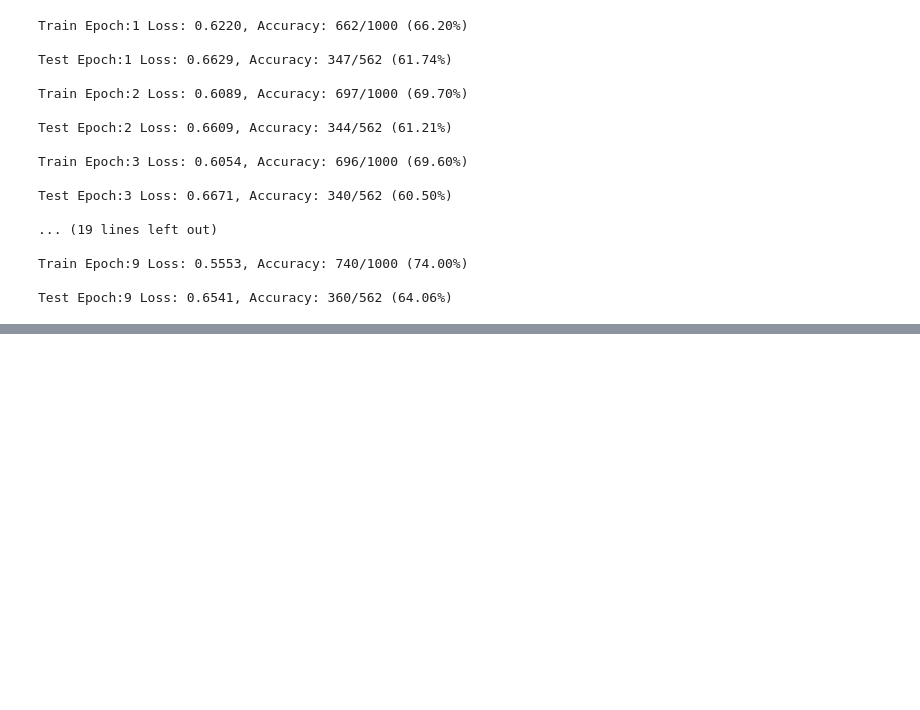
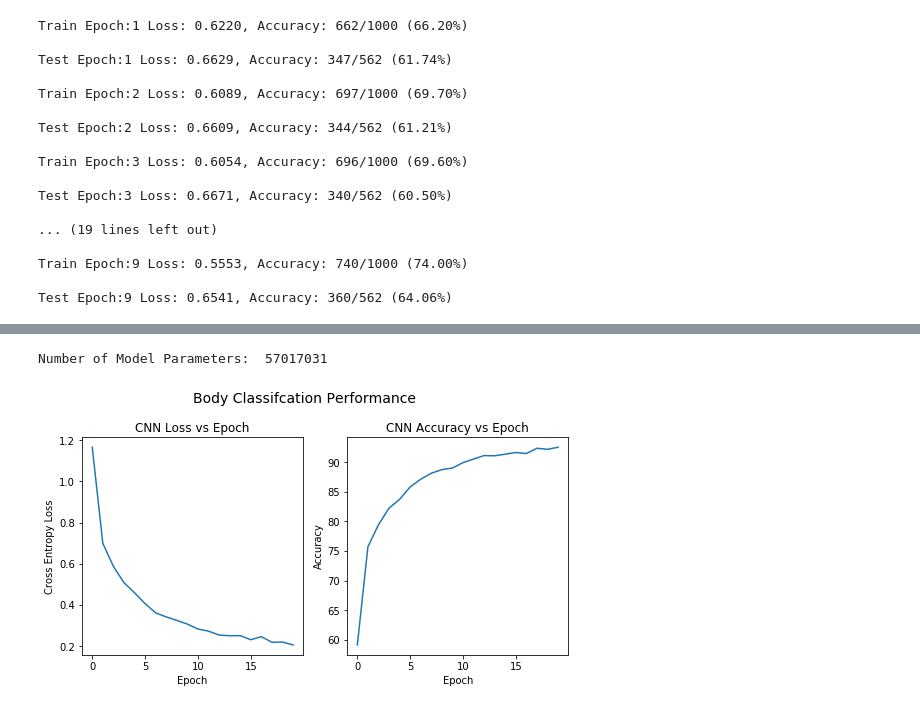
Before and after one commit to darkestfloyd/DS5500Project, a Jupyter notebook: Training_MURA.ipynb, the cells around one changed output, grey strips where cells are left out. Cells and saved outputs as stored; diff of their text form; code cells hidden in the pictures; blank space fills up the shorter version.

Commit message:
Model files

```diff
--- a/Training_MURA.ipynb
+++ b/Training_MURA.ipynb
@@ -288,0 +421,14 @@ Test Epoch:9 Loss: 0.6541, Accuracy: 360/562 (64.06%)
+# %%
+alex_net = models.alexnet(pretrained=True)
+for param in alex_net.parameters():
+    param.requires_grad = False
+alex_net.features._modules['0'] = nn.Conv2d(1, 64, kernel_size=(11, 11), stride=(4, 4), padding=(2, 2))
+#Adjust Output
+alex_net.classifier._modules['6'] = nn.Linear(4096, 7)
+
+optimizer = optim.Adam(alex_net.parameters(),
+                                       lr=.001, weight_decay = .01, amsgrad=True)
+criterion = nn.CrossEntropyLoss()
+
+train_losses = []
+acc_data_train=[]
@@ -288,0 +456,28 @@ Test Epoch:9 Loss: 0.6541, Accuracy: 360/562 (64.06%)
+# %%
+#************************************#
+total_params = sum(p.numel() for p in alex_net.parameters())
+print('Number of Model Parameters: ', total_params)
+#************************************#
+
+body_losses = train_losses
+body_accuracy = acc_data_train
+
+# 5.2 Summarize history for loss and make loss vs.epoch plot
+#************************************#
+fig, (ax1, ax2) = plt.subplots(1, 2)
+ax1.plot(body_losses)
+ax1.set_xlabel('Epoch')
+ax1.set_ylabel('Cross Entropy Loss')
+ax1.set_title('CNN Loss vs Epoch')
+ax2.plot(body_accuracy)
+ax2.set_xlabel('Epoch')
+ax2.set_ylabel('Accuracy')
+plt.subplots_adjust(right=1.25)
+ax2.set_title('CNN Accuracy vs Epoch')
+
+fig.text(0.64, 1,'Body Classifcation Performance',ha='center', fontsize=14)
+
+plt.show()
+# %% [output]
+Number of Model Parameters:  57017031
+[figure, added]
```
Also changed, not shown: parts of 16 cells of this notebook, 4 other files.
